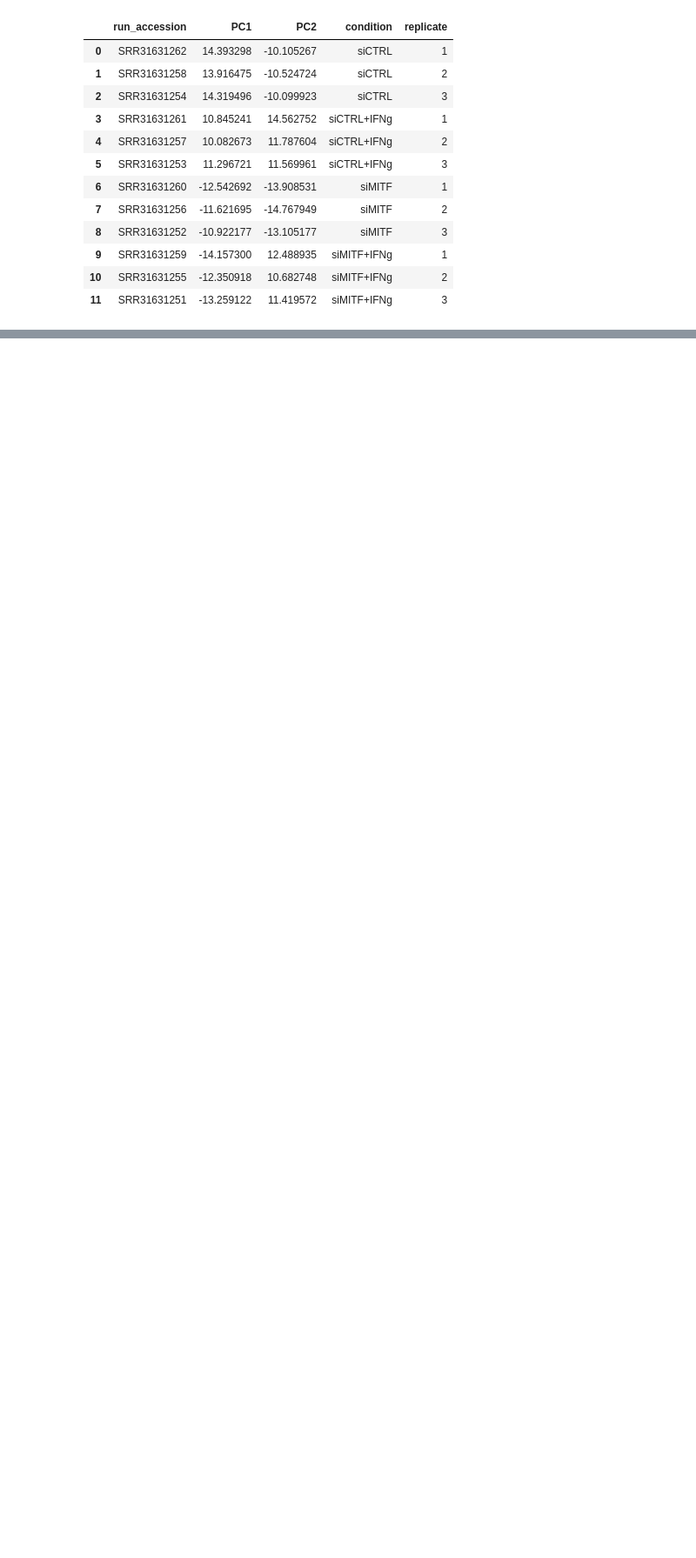
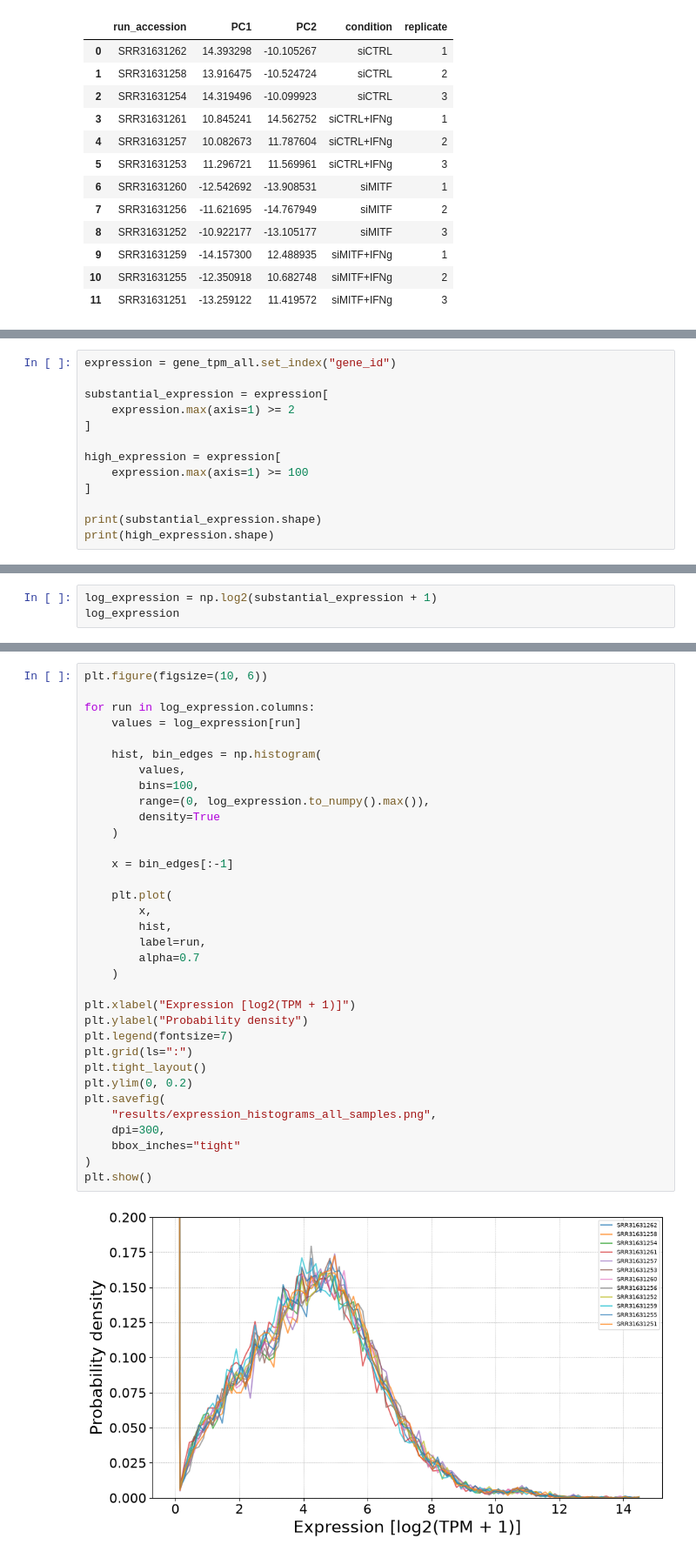
Before and after one commit to SvavaDa/GSE283655_project, a Jupyter notebook: GSE283655-simplified-data.ipynb, the cells around one changed output, grey strips where cells are left out. Shown at 87% size. Saved outputs shown, nothing was run; the diff lists cells and outputs as text; blank space fills up the shorter version.

Commit message:
Add expression histogram analysis

```diff
--- a/GSE283655-simplified-data.ipynb
+++ b/GSE283655-simplified-data.ipynb
@@ -889,0 +904,13 @@ plt.show()
+# %%
+expression = gene_tpm_all.set_index("gene_id")
+
+substantial_expression = expression[
+    expression.max(axis=1) >= 2
+]
+
+high_expression = expression[
+    expression.max(axis=1) >= 100
+]
+
+print(substantial_expression.shape)
+print(high_expression.shape)
@@ -889,0 +920,3 @@ plt.show()
+# %%
+log_expression = np.log2(substantial_expression + 1)
+log_expression
@@ -889,0 +938,36 @@ plt.show()
+# %%
+plt.figure(figsize=(10, 6))
+
+for run in log_expression.columns:
+    values = log_expression[run]
+
+    hist, bin_edges = np.histogram(
+        values,
+        bins=100,
+        range=(0, log_expression.to_numpy().max()),
+        density=True
+    )
+
+    x = bin_edges[:-1]
+
+    plt.plot(
+        x,
+        hist,
+        label=run,
+        alpha=0.7
+    )
+
+plt.xlabel("Expression [log2(TPM + 1)]")
+plt.ylabel("Probability density")
+plt.legend(fontsize=7)
+plt.grid(ls=":")
+plt.tight_layout()
+plt.ylim(0, 0.2)
+plt.savefig(
+    "results/expression_histograms_all_samples.png",
+    dpi=300,
+    bbox_inches="tight"
+)
+plt.show()
+# %% [output]
+[figure, added]
```
Also changed, not shown: parts of 5 cells of this notebook.
